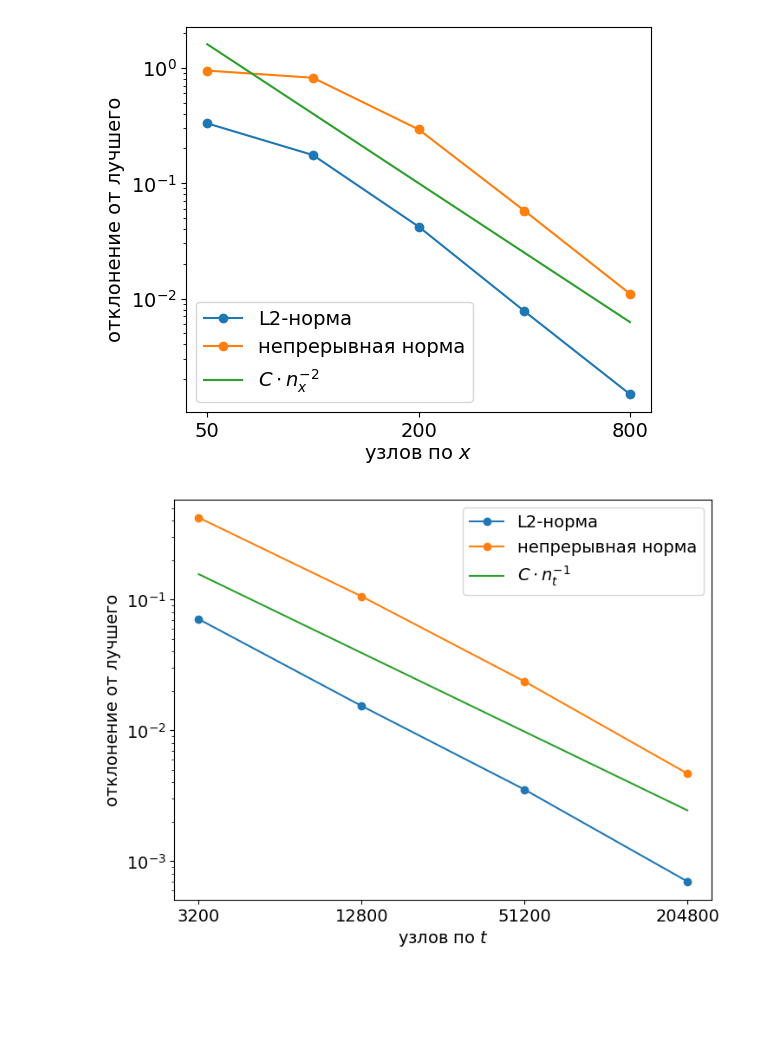
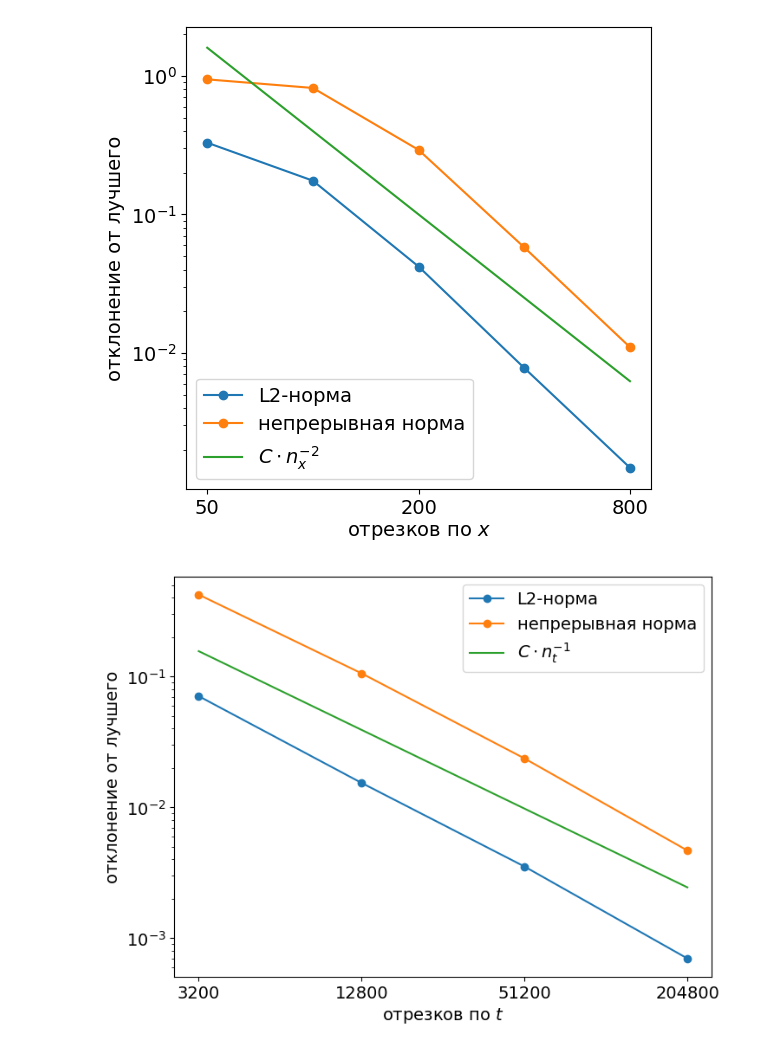
Before and after one commit to ponomarevandr/disruption, a Jupyter notebook: one_dim_problem/experiments/scheme_convergence/convergence.ipynb, the cells around one changed output. Cells and saved outputs as stored; diff of their text form; code cells hidden in the pictures; blank space fills up the shorter version.

```diff
--- a/one_dim_problem/experiments/scheme_convergence/convergence.ipynb
+++ b/one_dim_problem/experiments/scheme_convergence/convergence.ipynb
@@ -34,7 +34,7 @@ powers = [
 ]
 models = dict()
 for i, j in powers:
-    models[i, j] = model_from_file('../../bin/convergence/values_{}_{}.csv'.format(i, j))
+    models[i, j] = model_from_file('convergence/values_{}_{}.csv'.format(i, j))
 # %%
 errors_x_3_L2 = [norm_L2(models[3, i], models[3, 13]) for i in range(7, 13)]
 errors_x_3_continuous = [norm_continuous(models[3, i], models[3, 13]) for i in range(7, 13)]
@@ -55,25 +55,25 @@ plt.show()
 # %%
 errors_t_13_L2 = [norm_L2(models[i, 13], models[6, 13]) for i in range(1, 6)]
 errors_t_13_continuous = [norm_continuous(models[i, 13], models[6, 13]) for i in range(1, 6)]
-plt.figure(figsize=(6, 5))
-plt.xlabel('узлов по $x$')
+plt.figure(figsize=(6, 6))
+plt.xlabel('отрезков по $x$')
 plt.xscale('log')
 plt.xticks(ticks=50 * 4 ** np.arange(0, 3), labels=50 * 4 ** np.arange(0, 3))
 plt.xticks(ticks=[], minor=True)
 plt.ylabel('отклонение от лучшего')
 plt.yscale('log')
 plt.plot([25 * 2 ** i for i in range(1, 6)], errors_t_13_L2, '-o', color='C0')
 plt.plot([25 * 2 ** i for i in range(1, 6)], errors_t_13_continuous, '-o', color='C1')
 plt.plot(np.linspace(50, 800, 2), 4000 / np.linspace(50, 800, 2) ** 2, color='C2')
 plt.legend(['L2-норма', 'непрерывная норма', '$C \cdot n_x^{-2}$'])
 plt.show()
 # %% [output]
-[figure, old version]
+[figure, new version]
 # %%
 errors_L2 = [norm_L2(models[i, 2 * i + 1], models[7, 15]) for i in range(3, 7)]
 errors_continuous = [norm_continuous(models[i, 2 * i + 1], models[7, 15]) for i in range(3, 7)]
 plt.figure(figsize=(8, 6))
-plt.xlabel('узлов по $t$')
+plt.xlabel('отрезков по $t$')
 plt.xscale('log')
 plt.xticks(ticks=50 * 4 ** np.arange(3, 7), labels=50 * 4 ** np.arange(3, 7))
 plt.xticks(ticks=[], minor=True)
@@ -85,4 +85,4 @@ plt.plot(np.linspace(3200, 204800, 2), 500 / np.linspace(3200, 204800, 2), color
 plt.legend(['L2-норма', 'непрерывная норма', '$C \cdot n_t^{-1}$'])
 plt.show()
 # %% [output]
-[figure, old version]
+[figure, new version]
```
Also changed, not shown: parts of 1 cell of this notebook, 3 other files.
